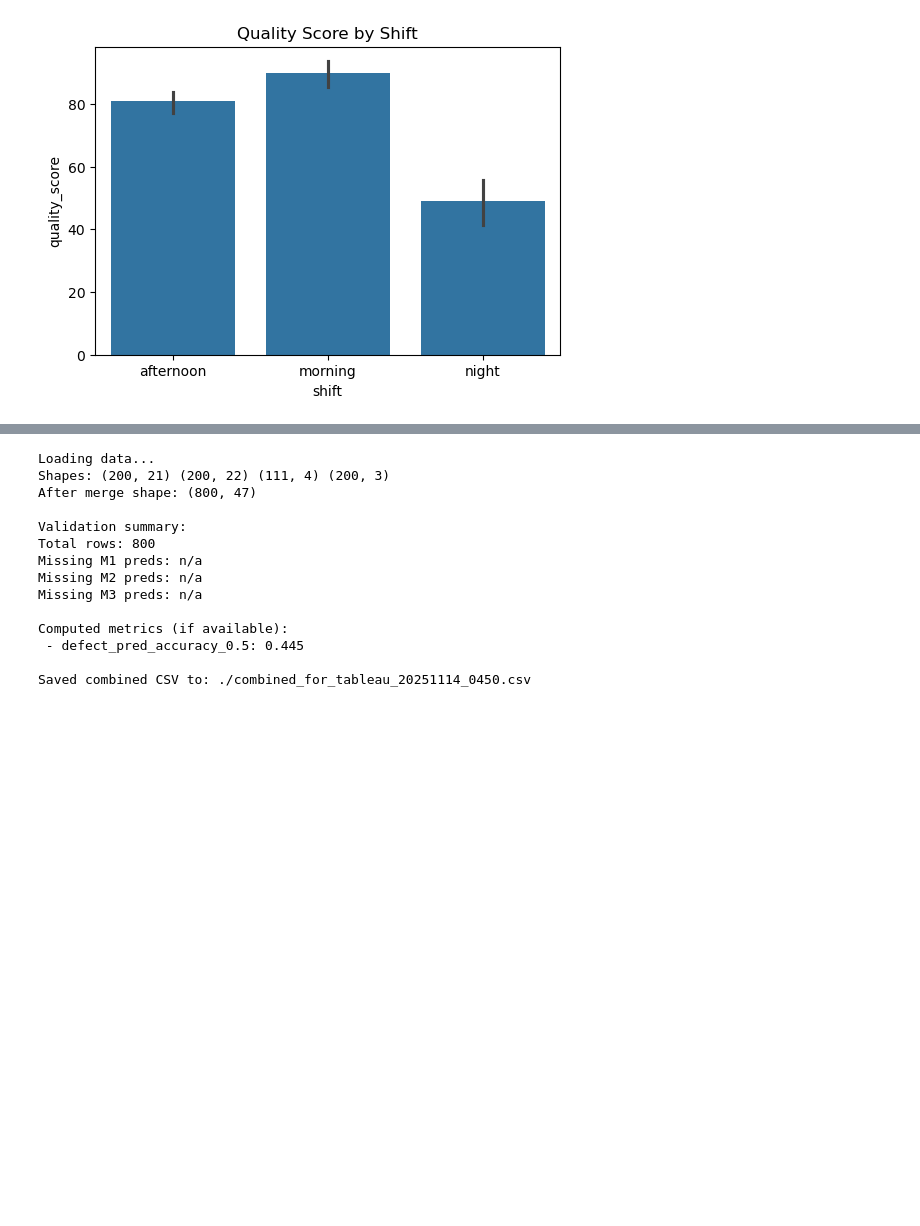
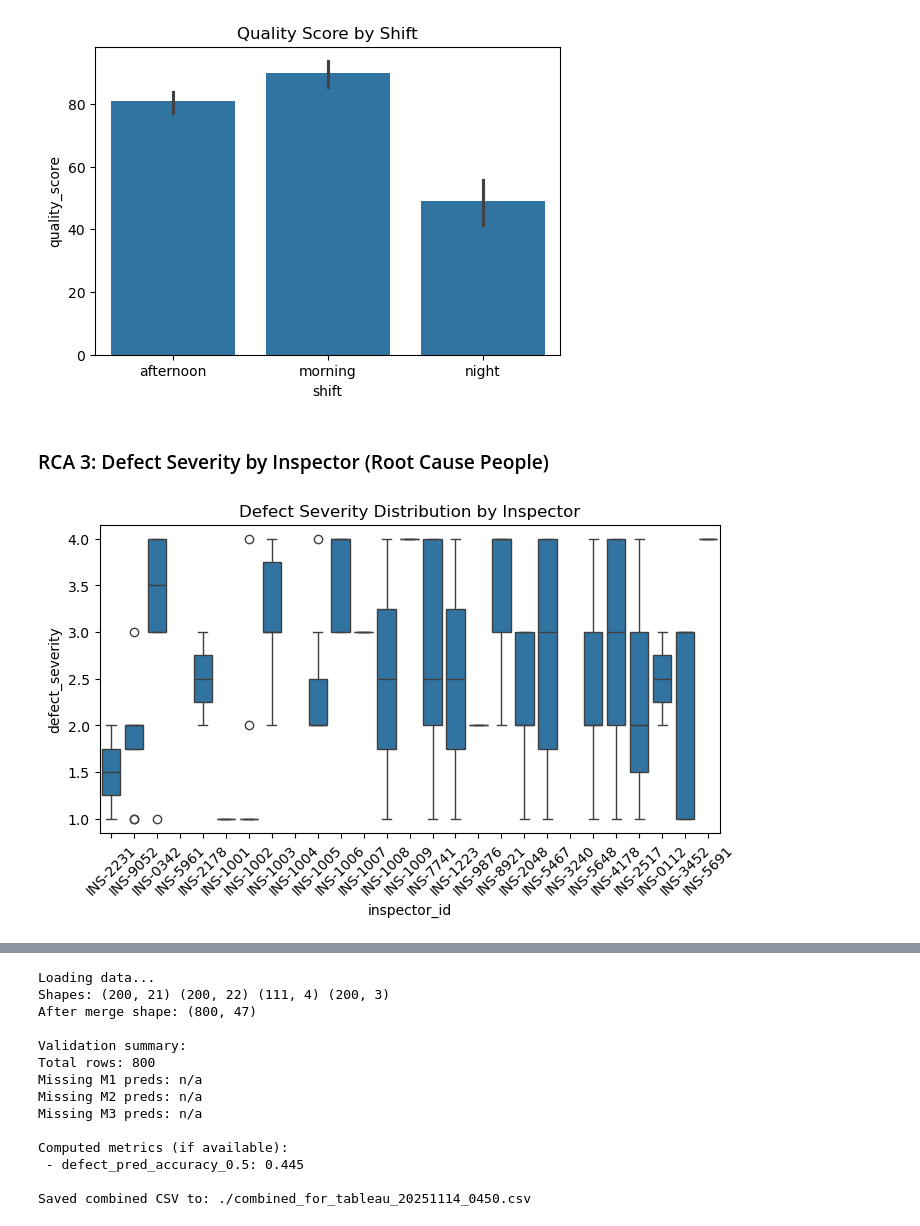
Before and after one commit to bbhatta10/Smart-Quality-Analysis, a Jupyter notebook: ManuQuality.ipynb, the cells around one changed output, grey strips where cells are left out. Drawn from its saved outputs; the diff is of its cells as text; code cells hidden in the pictures; blank space fills up the shorter version.

```diff
--- a/ManuQuality.ipynb
+++ b/ManuQuality.ipynb
@@ -856,3 +856,14 @@ plt.title("Defect Count by Shift")
 # %% [output]
 [figure]
 [figure]
+# %% [markdown]
+### RCA 3: Defect Severity by Inspector (Root Cause People)
+# %%
+#Defect Severity by Inspector (Root Cause People)
+plt.figure(figsize=(8,4))
+sns.boxplot(data=df, x="inspector_id", y="defect_severity")
+plt.xticks(rotation=45)
+plt.title("Defect Severity Distribution by Inspector")
+plt.show()
+# %% [output]
+[figure, added]
```
Also changed, not shown: parts of 1 cell of this notebook.
